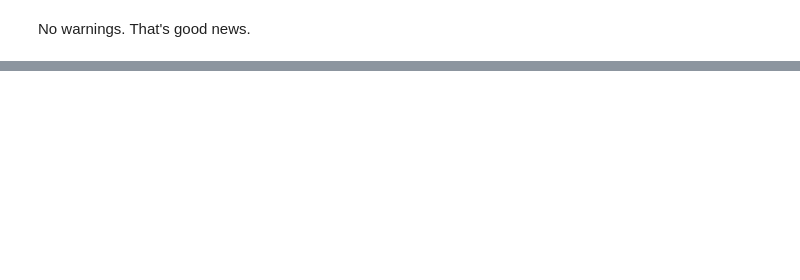
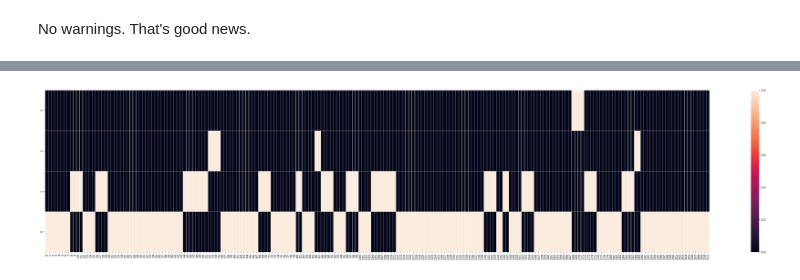
Before and after one commit to napulen/AugmentedNet, a Jupyter notebook: playground.ipynb, the cells around one changed output, grey strips where cells are left out. Drawn from its saved outputs; the diff is of its cells as text; code cells hidden in the pictures; blank space fills up the shorter version.

```diff
--- a/playground.ipynb
+++ b/playground.ipynb
@@ -107,0 +121,14 @@ No warnings. That's good news.
+# %%
+from score_parser import parseScore
+from annotation_parser import parseAnnotation
+annotationFile = 'When-in-Rome/Corpus/Early_Choral/Bach,_Johann_Sebastian/Chorales/2/analysis.txt'
+scoreFile = annotationFile
+
+dfs = parseScore(scoreFile)
+dfa = parseAnnotation(annotationFile)
+# %%
+from input_representations import pitchClassNoteName
+from output_representations import bass, inversion
+
+X = pitchClassNoteName(dfs)
+y = inversion(dfa)
@@ -107,0 +150,6 @@ No warnings. That's good news.
+# %%
+fig, ax = plt.subplots(figsize=(50, 10))
+ax = sns.heatmap(y.T, linewidth=0.1)
+ax.invert_yaxis()
+# %% [output]
+[figure, added]
```
Also changed, not shown: parts of 13 cells of this notebook.
